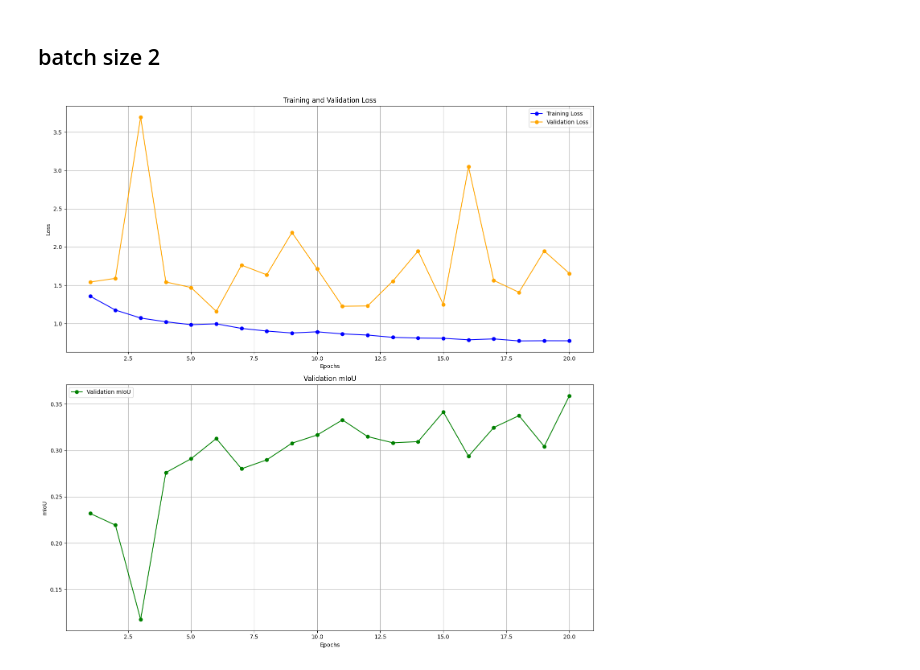
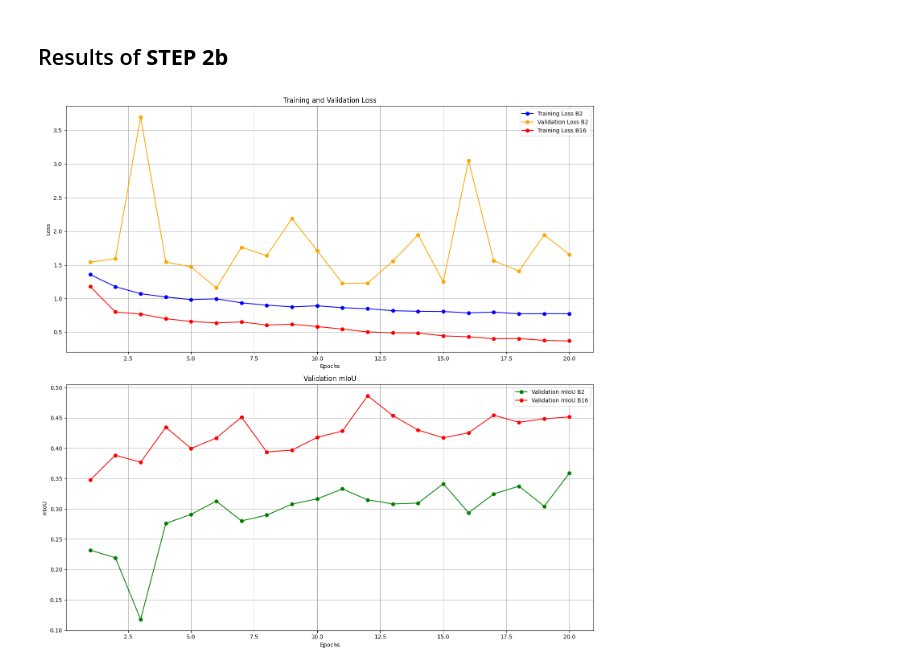
Before and after one commit to MichelePoli/AMLProject, a Jupyter notebook: 2b_graph_loss_mIoU.ipynb, the cells around one changed output. Cells and saved outputs as stored; diff of their text form; code cells hidden in the pictures.

```diff
--- a/2b_graph_loss_mIoU.ipynb
+++ b/2b_graph_loss_mIoU.ipynb
@@ -1,39 +1,50 @@
-# %% [markdown]
-## batch size 2
+# %% [markdown]
+## Results of **STEP 2b**
 # %%
 import matplotlib.pyplot as plt
 import numpy as np
 
 # Dati forniti
 epochs = list(range(1, 21))
-training_loss = [1.3576, 1.1771, 1.0730, 1.0237, 0.9859, 0.9971, 0.9375, 0.9026, 0.8777, 0.8930, 0.8654, 0.8504, 0.8207, 0.8116, 0.8082, 0.7886, 0.8005, 0.7739, 0.7763, 0.7756]
-validation_loss = [1.5429, 1.5912, 3.6958, 1.5439, 1.4714, 1.1603, 1.7632, 1.6380, 2.1901, 1.7140, 1.2264, 1.2308, 1.5558, 1.9477, 1.2505, 3.0489, 1.5645, 1.4086, 1.9485, 1.6549]
-validation_miou = [0.2320, 0.2194, 0.1177, 0.2761, 0.2910, 0.3128, 0.2802, 0.2898, 0.3078, 0.3166, 0.3329, 0.3149, 0.3082, 0.3095, 0.3415, 0.2937, 0.3247, 0.3375, 0.3043, 0.3590]
+training_loss_B2 = [1.3576, 1.1771, 1.0730, 1.0237, 0.9859, 0.9971, 0.9375, 0.9026, 0.8777, 0.8930, 0.8654, 0.8504, 0.8207, 0.8116, 0.8082, 0.7886, 0.8005, 0.7739, 0.7763, 0.7756]
+validation_loss_B2 = [1.5429, 1.5912, 3.6958, 1.5439, 1.4714, 1.1603, 1.7632, 1.6380, 2.1901, 1.7140, 1.2264, 1.2308, 1.5558, 1.9477, 1.2505, 3.0489, 1.5645, 1.4086, 1.9485, 1.6549]
+validation_miou_B2 = [0.2320, 0.2194, 0.1177, 0.2761, 0.2910, 0.3128, 0.2802, 0.2898, 0.3078, 0.3166, 0.3329, 0.3149, 0.3082, 0.3095, 0.3415, 0.2937, 0.3247, 0.3375, 0.3043, 0.3590]
+
+
+training_loss_B16 = [1.1799, 0.8019, 0.7702, 0.7020, 0.6602, 0.6391, 0.6532, 0.6076, 0.6201, 0.5856, 0.5468, 0.5049, 0.4940, 0.4890, 0.4467, 0.4329, 0.4041, 0.4067, 0.3795, 0.3715]
+validation_miou_B16 = [0.3476, 0.3886, 0.3769, 0.4348, 0.3997, 0.4169, 0.4514, 0.3939, 0.3970, 0.4179, 0.4285, 0.4867, 0.4539, 0.4300, 0.4172, 0.4255, 0.4545, 0.4429, 0.4486, 0.4517]
 
 # Creazione dei grafici
 plt.figure(figsize=(14, 14))
 
 # Grafico Loss
 plt.subplot(2, 1, 1)
-plt.plot(epochs, training_loss, label='Training Loss', marker='o', color='blue')
-plt.plot(epochs, validation_loss, label='Validation Loss', marker='o', color='orange')
+plt.plot(epochs, training_loss_B2, label='Training Loss B2', marker='o', color='blue')
+plt.plot(epochs, validation_loss_B2, label='Validation Loss B2', marker='o', color='orange')
+
+plt.plot(epochs, training_loss_B16, label='Training Loss B16', marker='o', color='red')
+
 plt.xlabel('Epochs')
 plt.ylabel('Loss')
 plt.title('Training and Validation Loss')
 plt.legend()
 plt.grid(True)
 
 # Grafico mIoU
 plt.subplot(2, 1, 2)
-plt.plot(epochs, validation_miou, label='Validation mIoU', marker='o', color='green')
+plt.plot(epochs, validation_miou_B2, label='Validation mIoU B2', marker='o', color='green')
+
+plt.plot(epochs, validation_miou_B16, label='Validation mIoU B16', marker='o', color='red')
+
+
 plt.xlabel('Epochs')
 plt.ylabel('mIoU')
 plt.title('Validation mIoU')
 plt.legend()
 plt.grid(True)
 
 # Mostrare i grafici
 plt.tight_layout()
 plt.show()
 # %% [output]
-[figure, old version]
+[figure, new version]
```
Also changed, not shown: 8 other files.
